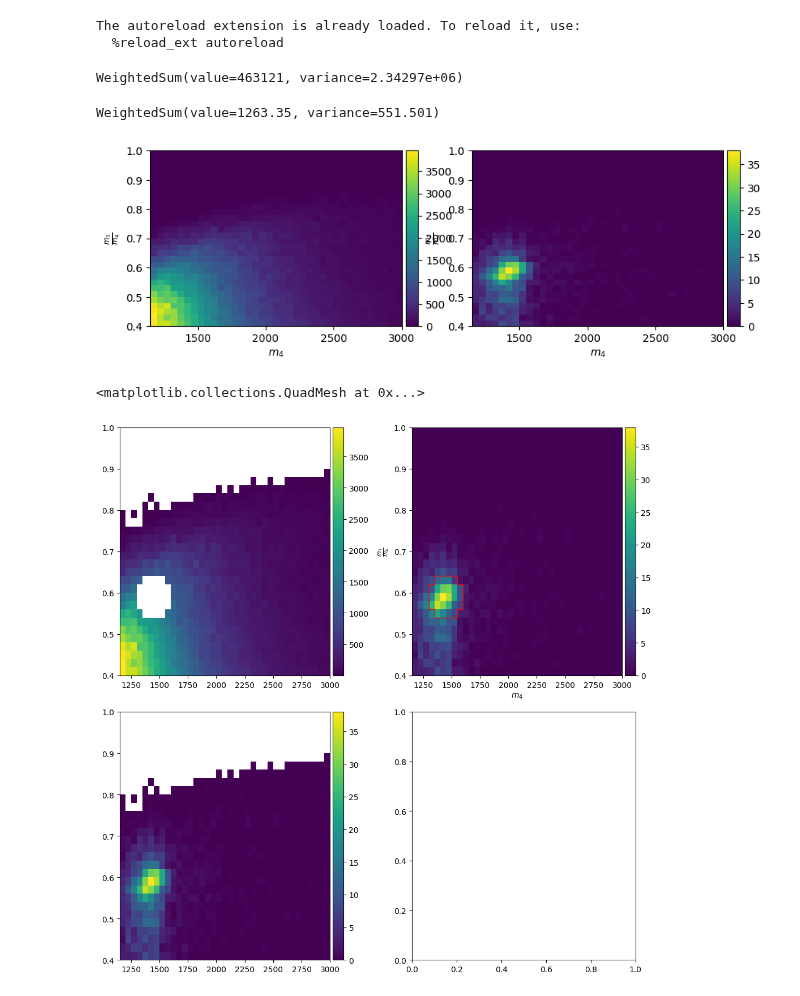
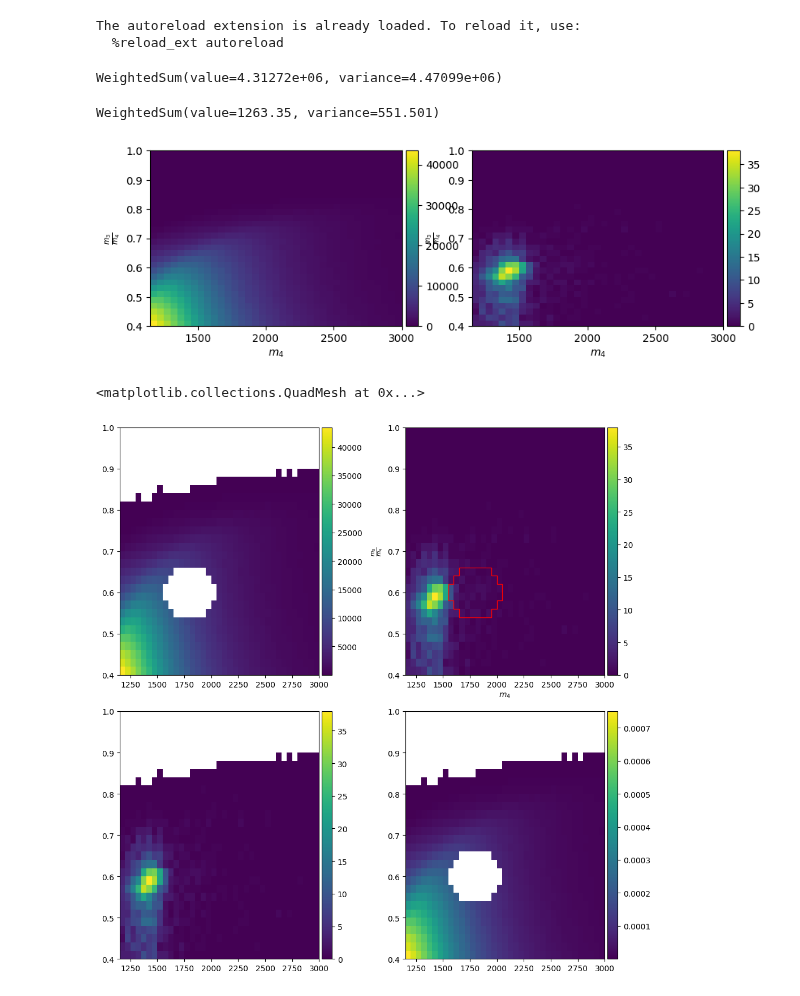
Before and after one commit to UMN-CMS/SingleStopCoffea, a Jupyter notebook: notebooks/multidim_fit.ipynb, the cells around one changed output. Saved outputs shown, nothing was run; the diff lists cells and outputs as text; code cells hidden in the pictures.

```diff
--- a/notebooks/multidim_fit.ipynb
+++ b/notebooks/multidim_fit.ipynb
@@ -48,7 +48,7 @@ import linear_operator
 import fitting.models as models
 torch.set_default_dtype(torch.float64)
 # %%
-res = AnalysisResult.fromFile("../results/everything.pkl")
+res = AnalysisResult.fromFile("../results/data_control.pkl")
 
 sample_manager = SampleManager()
 sample_manager.loadSamplesFromDirectory("../datasets")
@@ -61,8 +61,8 @@ sig_res = AnalysisResult.fromFile("../results/everything.pkl")
 sig_res.results["signal_312_1500_600"].histograms["h_njet"]
 sighists = sig_res.getMergedHistograms(sample_manager)
 # %%
-#bkg_name="CR0b_Data2018"
-bkg_name="Skim_QCDInclusive2018"
+bkg_name="CR0b_Data2018"
+#bkg_name="Skim_QCDInclusive2018"
 complete_hist = hists["ratio_m14_vs_m24"]
 narrowed = complete_hist
 #orig =  complete_hist[...,hist.loc(1100):hist.loc(2500),hist.loc(400):hist.loc(2000)]
@@ -84,7 +84,7 @@ qcd_hist = narrowed[bkg_name,...]
 true_sum = qcd_hist.sum()
 print(true_sum)
 # %% [output]
-WeightedSum(value=463121, variance=2.34297e+06)
+WeightedSum(value=4.31272e+06, variance=4.47099e+06)
 # %%
 sig_hist.sum()
 # %% [output]
@@ -94,41 +94,47 @@ fig,ax= plt.subplots(1,2,figsize=(10,3))
 _ = drawAs2DHist(ax[0], PlotObject.fromHist(qcd_hist))
 _ = drawAs2DHist(ax[1], PlotObject.fromHist(sig_hist))
 # %% [output]
-[figure, old version]
+[figure, new version]
 # %%
 import fitting.regression as fr
 window = [(1300, 1750), (400, 700)]
 rebin = 1
 mask_f = fr.rectMasker(window)
 #mask_f = fr.ellipseMasker(torch.tensor([1500.0,600.0]), 200.0,150.0)
-mask_f = fr.ellipseMasker(torch.tensor([1400.0,0.6]), 150.0,0.05)
-#mask_f = fr.ellipseMasker(torch.tensor([2000.0,0.6]), 300.0,0.075)
-#mask_f = fr.ellipseMasker(torch.tensor([1500.0,1400.0]), 200.0,150.0)
-mask_f = fr.ellipseMasker(torch.tensor([1450.0,0.59]), 150.0,0.05)
+#mask_f = fr.ellipseMasker(torch.tensor([1400.0,0.6]), 150.0,0.05)
+mask_f = fr.ellipseMasker(torch.tensor([2000.0,0.6]), 150.0,0.05)
+mask_f = fr.ellipseMasker(torch.tensor([1800.0,0.6]), 250.0,0.06)
+#mask_f = fr.ellipseMasker(torch.tensor([1800.0,0.6]), 50.0,0.02)
 
 
+
+#mask_f = fr.ellipseMasker(torch.tensor([1500.0,1400.0]), 200.0,150.0)
+#mask_f = fr.ellipseMasker(torch.tensor([1450.0,0.59]), 150.0,0.05)
+#mask_f=None
+
 #mask_f = fr.ellipseMasker(torch.tensor([1200.0,0.6]), 200.0,0.05)
-exclude_less=0.0001
+exclude_less=0.001
 #mask_f = None
 train_data = regression.makeRegressionData(qcd_hist[hist.rebin(rebin),hist.rebin(rebin)], mask_f, exclude_less=exclude_less)
 test_data, m = regression.makeRegressionData(qcd_hist[hist.rebin(rebin),hist.rebin(rebin)], None, exclude_less=exclude_less, get_mask=True)
 train_transform = regression.getNormalizationTransform(train_data)
 test_transform = regression.getNormalizationTransform(test_data)
 normalized_train_data = train_transform.transform(train_data)
 normalized_test_data = test_transform.transform(test_data)
 
 fig,ax = plt.subplots(2,2,figsize=(10,10),layout="tight")
 fplt.simpleGrid(ax[0][0], train_data.E, train_data.X, train_data.Y)
 mask = regression.getBlindedMask(test_data.X, test_data.Y, test_data.Y, test_data.V, mask_f)
 squares = fplt.makeSquares(test_data.X[mask], test_data.E)
 points = fplt.getPolyFromSquares(squares)
 _=drawAs2DHist(ax[0][1], PlotObject.fromHist(sig_hist))
 poly = matplotlib.patches.Polygon(points, edgecolor="red", fill=False)
 ax[0][1].add_patch(poly)
 signal_data = regression.makeRegressionData(sig_hist[hist.rebin(rebin),hist.rebin(rebin)])
 signal_data = regression.DataValues(signal_data.X[m], signal_data.Y[m], signal_data.V[m], signal_data.E)
 fplt.simpleGrid(ax[1][0], signal_data.E, signal_data.X, signal_data.Y)
+fplt.simpleGrid(ax[1][1], train_data.E, train_data.X, normalized_train_data.V)
 # %% [output]
 <matplotlib.collections.QuadMesh at 0x...>
-[figure, old version]
+[figure, new version]
 # %%
```
Also changed, not shown: parts of 8 cells of this notebook, 3 other files.
